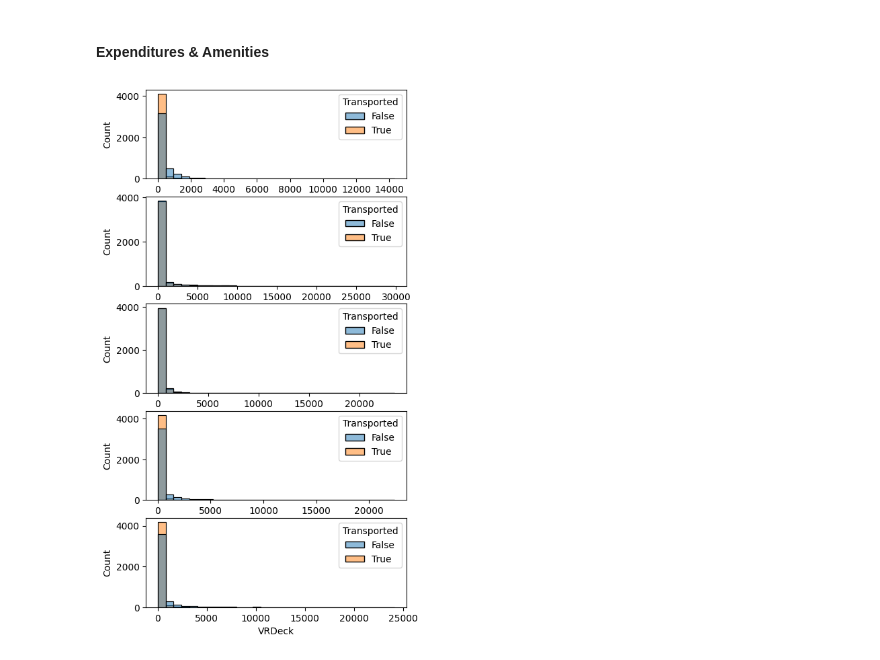
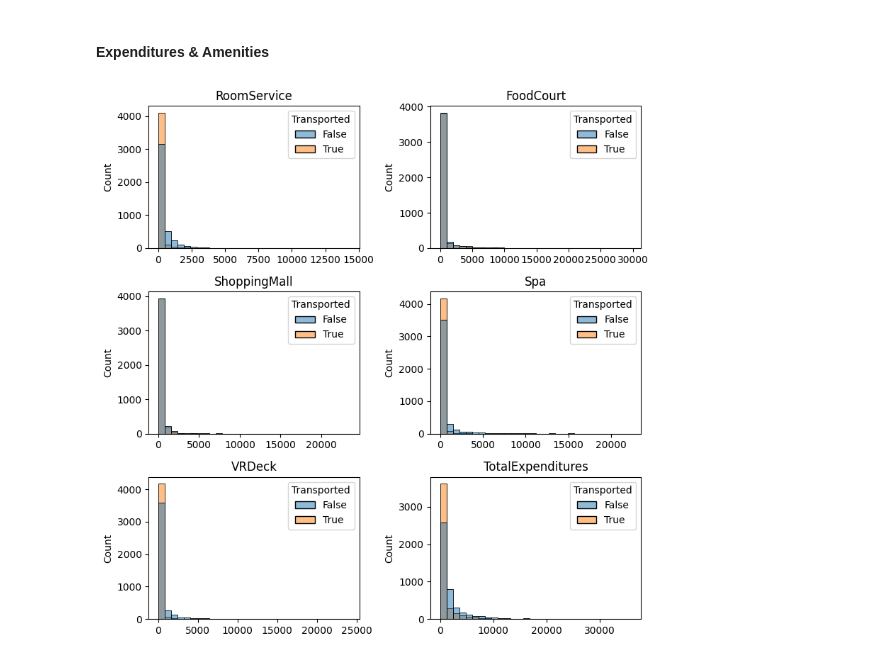
Before and after one commit to bartlomiejremlein/Kaggle-Spaceship-Titanic, a Jupyter notebook: notebooks/exploratory-data-analysis.ipynb, the cells around one changed output. Cells and saved outputs as stored; diff of their text form; code cells hidden in the pictures.

```diff
--- a/notebooks/exploratory-data-analysis.ipynb
+++ b/notebooks/exploratory-data-analysis.ipynb
@@ -200,12 +200,19 @@ sns.countplot(train, x='AgeGroup', hue='Transported')
 [figure]
 # %% [markdown]
 #### Expenditures & Amenities
+# %%
+expenditures_columns = ['RoomService', 'FoodCourt', 'ShoppingMall', 'Spa', 'VRDeck']
+
+train['TotalExpenditures'] = train[expenditures_columns].sum(axis=1, skipna=True)
 # %%
-expenditures_columns = ['RoomService', 'FoodCourt', 'ShoppingMall', 'Spa', 'VRDeck']
+expenditures_columns_to_plot = expenditures_columns + ['TotalExpenditures']
 
-fig, axs = plt.subplots(5, 1, figsize=(5, 10))
-
-for idx, col in enumerate(expenditures_columns):
-    sns.histplot(data=train, x=col, hue='Transported', ax=axs[idx], bins=30)
+fig = plt.figure(figsize=(8, 8))
+for idx, col in enumerate(expenditures_columns_to_plot):
+    plt.subplot(3, 2, idx+1)
+    plt.title(col)
+    sns.histplot(data=train, x=col, hue='Transported', bins=30)
+    plt.xlabel(None)
+fig.tight_layout()
 # %% [output]
-[figure, old version]
+[figure, new version]
```
Also changed, not shown: parts of 12 cells of this notebook.
